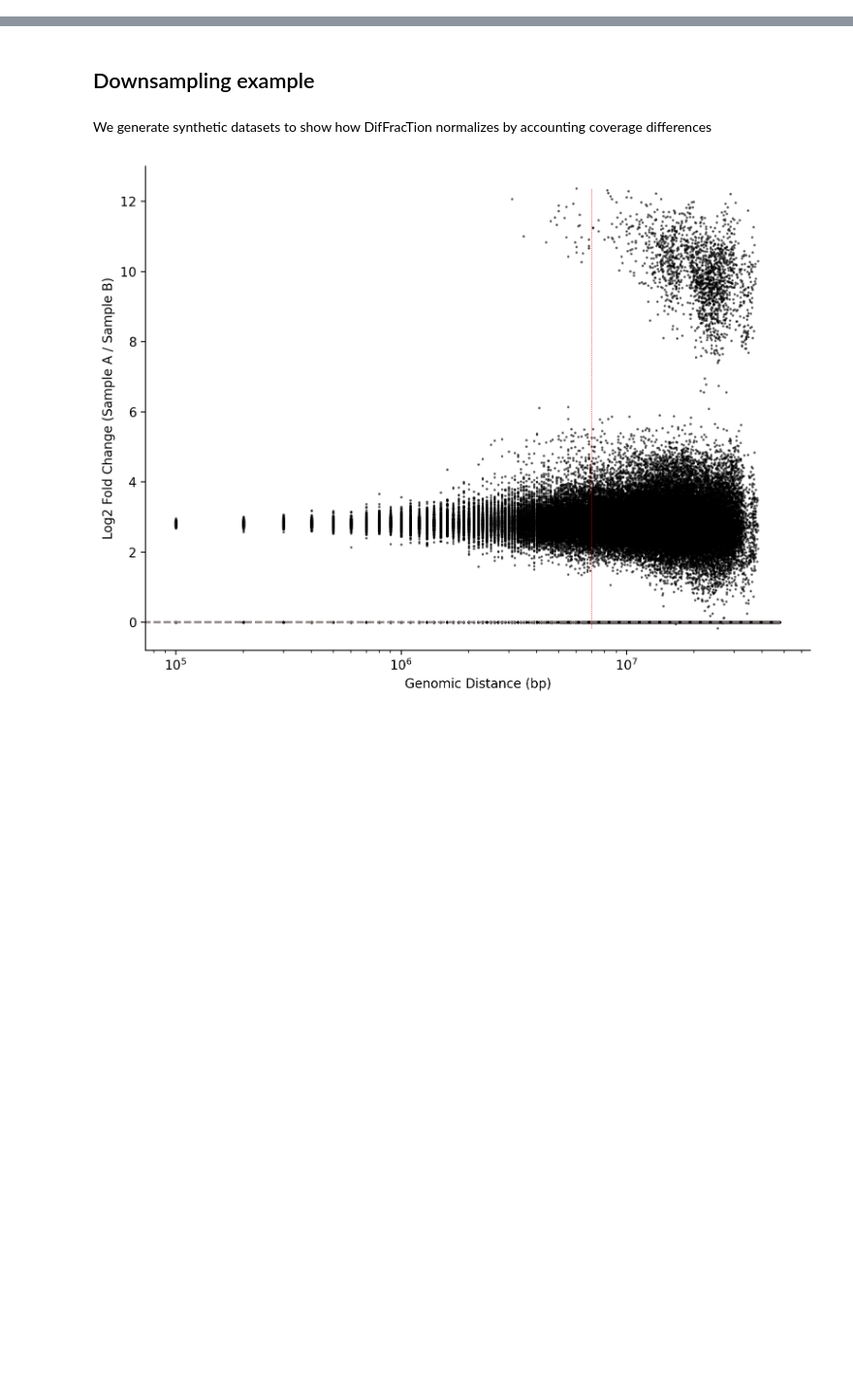
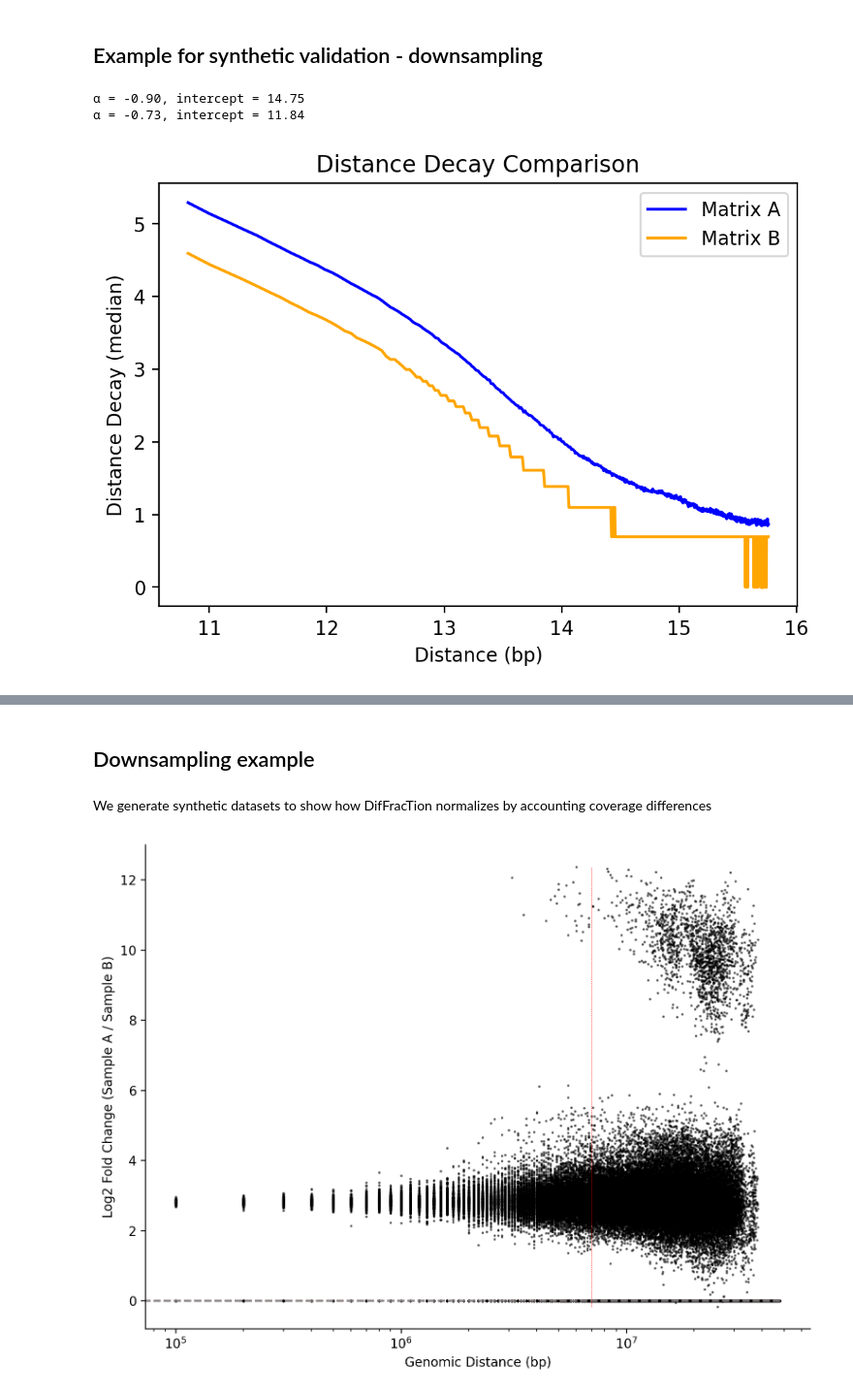
Before and after one commit to G2Lab/DifFracTion, a Jupyter notebook: DifFracTion_Tutorial.ipynb, the cells around one changed output, grey strips where cells are left out. Shown at 97% size. Saved outputs shown, nothing was run; the diff lists cells and outputs as text; code cells hidden in the pictures; blank space fills up the shorter version.

```diff
--- a/DifFracTion_Tutorial.ipynb
+++ b/DifFracTion_Tutorial.ipynb
@@ -11,0 +10,19 @@ from diffraction import src as DifFracTion
+# %%
+upper_limit = 7e6
+lower_limit = 5e4
+
+chromosome = "19"
+resolution = 10000
+resolution_kb = resolution // 1000
+downsampling_factor = 0.5
+# %% [markdown]
+## Example for synthetic validation - downsampling
+# %%
+matrix_A=DifFracTion_utils.load_dense_matrix("./generated_data/GM12878_chr19_10kb.npz")
+matrix_B=DifFracTion_utils.synthetic_datasets(matrix_A,downsampling_factor)
+# %%
+DifFracTion_utils._plot_distance_decay(matrix_A, matrix_B, resolution)
+# %% [output]
+α = -0.90, intercept = 14.75
+α = -0.73, intercept = 11.84
+[figure, added]
```
Also changed, not shown: parts of 8 cells of this notebook.
